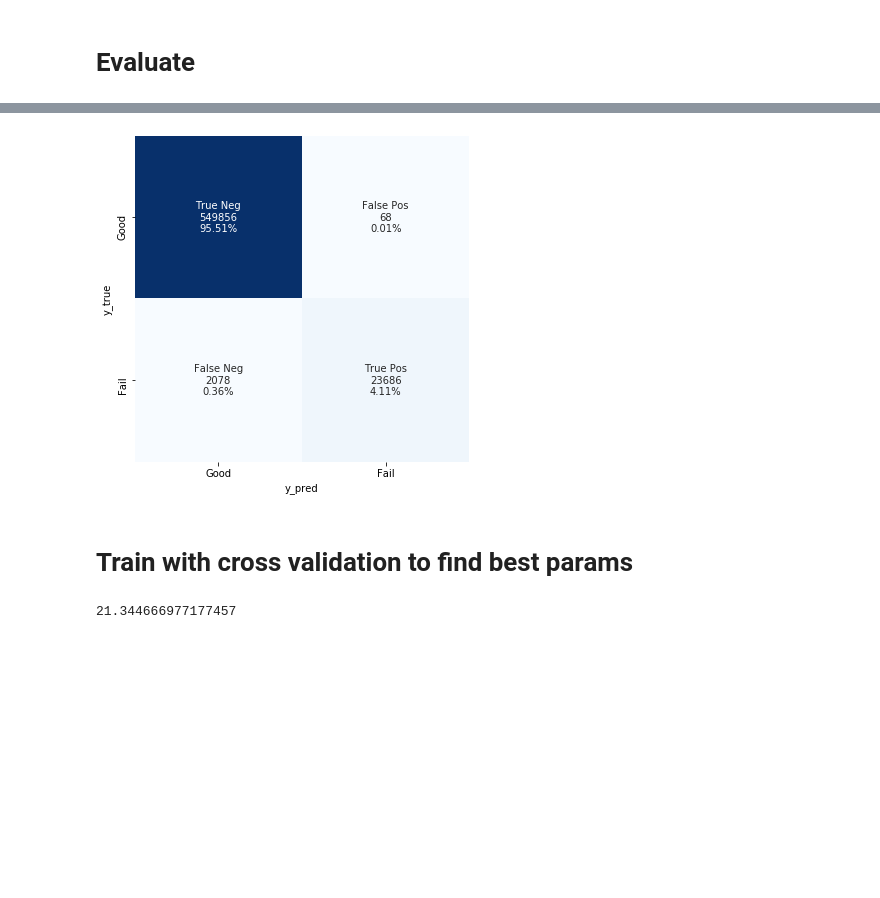
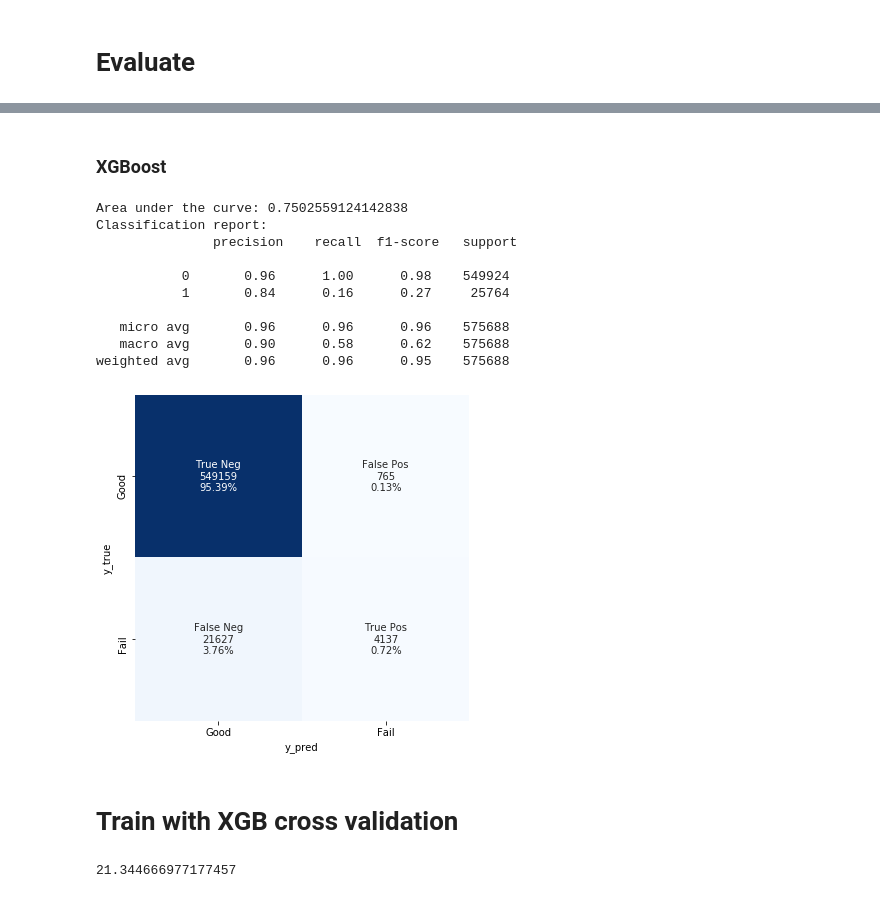
Before and after one commit to jazzapple/hard_drive_failure, a Jupyter notebook: eda.ipynb, the cells around one changed output, grey strips where cells are left out. Cells and saved outputs as stored; diff of their text form; code cells hidden in the pictures; blank space fills up the shorter version.

```diff
--- a/eda.ipynb
+++ b/eda.ipynb
@@ -22,6 +22,24 @@ pd.options.display.max_rows = None
 # %%
 TARGET_VAR = 'failure'
 RANDOMSEED = 42
+# %%
+def pretty_confusion_matrix(**args):
+    # df =  args['df']
+    cf_matrix = confusion_matrix(args['y_true'], args['y_pred'])
+    group_names = ["True Neg", "False Pos", "False Neg", "True Pos"]
+    group_counts = ["{0:0.0f}".format(val) for val in cf_matrix.flatten()]
+    group_pct = ["{0:.2%}".format(val) for val in cf_matrix.flatten()/np.sum(cf_matrix)]
+    labels = [f"{val1}\n{val2}\n{val3}" for val1, val2, val3 in zip(group_names, group_counts, group_pct)]
+    labels = np.asarray(labels).reshape(2,2)
+
+    plt.figure(figsize=(6,6))
+    plot = sns.heatmap(cf_matrix, fmt='', annot=labels, cmap="Blues", xticklabels=["Good", "Fail"], yticklabels=["Good", "Fail"], cbar=False)
+    bottom, top = plot.get_ylim()
+    plot.set_ylim(bottom + 0.5, top-0.5)
+
+    plt.ylabel("y_true")
+    plt.xlabel("y_pred")
+    return plot
 # %% [markdown]
 # Load data
 # %%
@@ -160,7 +176,7 @@ plotCorrelationMatrix(df_input, 12)
 ## Create train test data
 # %%
 # feat_cols = [col for col in df_input.columns if col not in TARGET_VAR]
-feat_cols = [col for col in feat_cols if col.endswith("_raw")]
+feat_cols = [col for col in df_input.columns if col.endswith("_raw")]
 X = df_input[feat_cols]
 y = df_input[TARGET_VAR]
 # %%
@@ -207,3 +235,6 @@ Pipeline(memory=None,
          transformers=[('num', Pipeline(memory=None,
      steps=[('imputer', StandardScaler(copy=True, with_mean=True, with_std=True)), ('scaler', SimpleImputer(copy=True...imators=100, n_jobs=-1,
             oob_score=False, random_state=42, verbose=0, warm_start=False))])
+# %%
+# Fit XGB default param pipeline
+clf_xgb.fit(X_train, y_train)
@@ -249,7 +275,27 @@ def pretty_confusion_matrix(**args):
-# %%
-pretty_confusion_matrix(y_true=y_test, y_pred=y_pred)
-# %% [output]
-[figure, removed]
+# %% [markdown]
+### XGBoost
+# %%
+# Predict
+y_prob = clf_xgb.predict_proba(X_test)[:, 1]
+y_pred = clf_xgb.predict(X_test)
+
+print(f"Area under the curve: {roc_auc_score(y_true=y_test, y_score=y_prob)}")
+
+print(f"Classification report:\n {classification_report(y_true=y_test, y_pred=y_pred)}")
+
+pretty_confusion_matrix(y_true=y_test, y_pred=y_pred)
+# %% [output]
+Area under the curve: 0.7502559124142838
+Classification report:
+               precision    recall  f1-score   support
+
+           0       0.96      1.00      0.98    549924
+           1       0.84      0.16      0.27     25764
+
+   micro avg       0.96      0.96      0.96    575688
+   macro avg       0.90      0.58      0.62    575688
+weighted avg       0.96      0.96      0.95    575688
+[figure, added]
 # %% [markdown]
-# Train with cross validation to find best params
+# Train with XGB cross validation
 # %%
```
Also changed, not shown: parts of 14 cells of this notebook.
